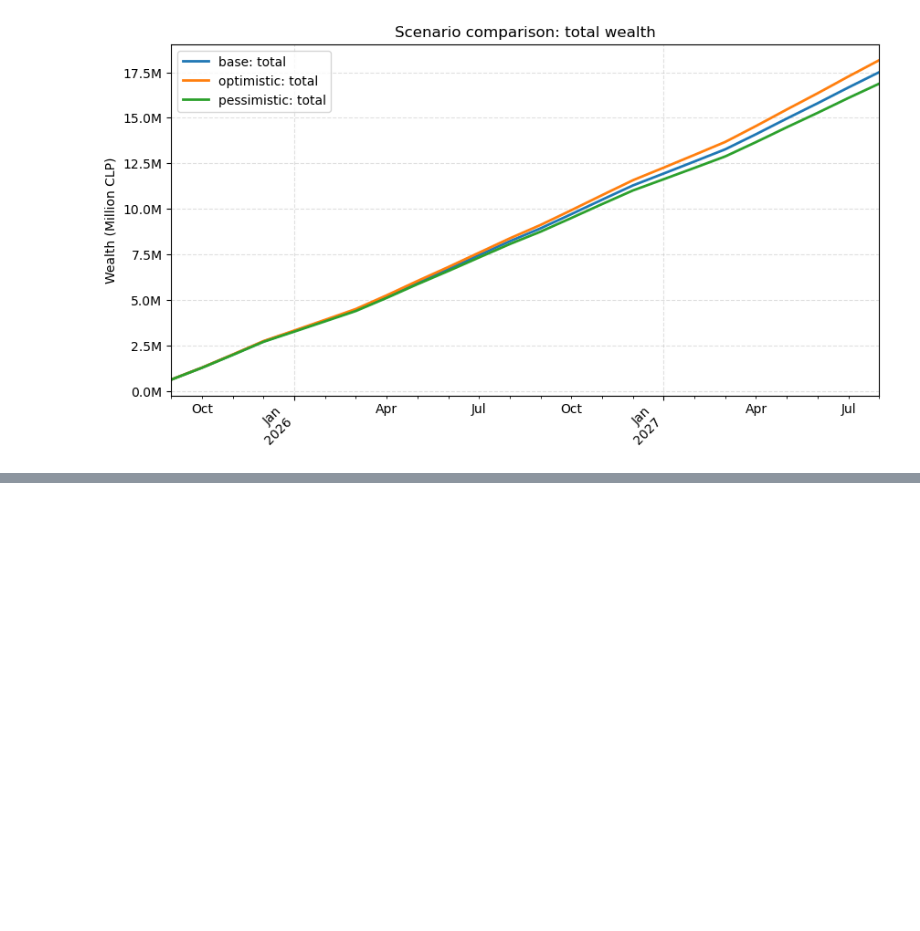
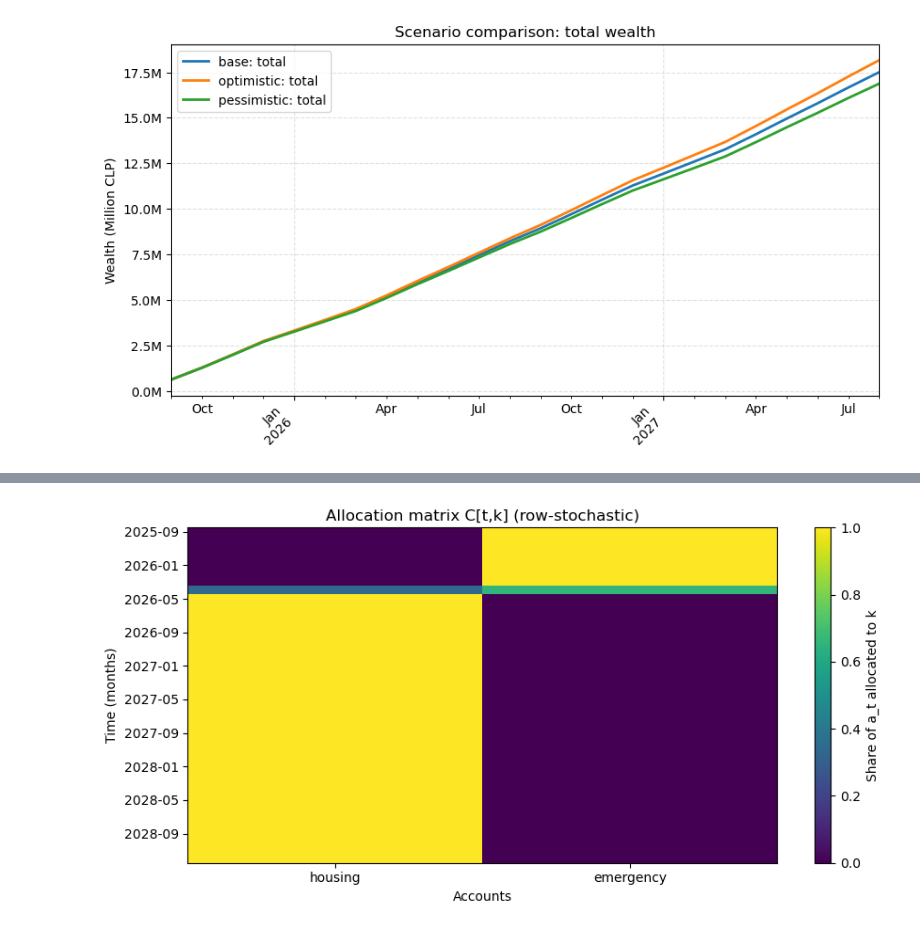
Before and after one commit to mfourier/fin-opt, a Jupyter notebook: notebooks/simulation.ipynb, the cells around one changed output, grey strips where cells are left out. Cells and saved outputs as stored; diff of their text form; code cells hidden in the pictures; blank space fills up the shorter version.

```diff
--- a/notebooks/simulation.ipynb
+++ b/notebooks/simulation.ipynb
@@ -173,0 +339,22 @@ plot_scenarios({"base": res_base, "optimistic": res_opt, "pessimistic": res_pes}
+# %%
+fig, ax = plt.subplots(figsize=(9, 4.5))
+im = ax.imshow(C_df.values, aspect="auto", origin="upper")
+ax.set_title("Allocation matrix C[t,k] (row-stochastic)")
+ax.set_xlabel("Accounts")
+ax.set_ylabel("Time (months)")
+
+ax.set_xticks(range(len(accounts)))
+ax.set_xticklabels(accounts, rotation=0)
+# ticks de tiempo cada ~max(T/10,1) pasos
+T = len(C_df)
+step = max(T // 10, 1)
+ax.set_yticks(range(0, T, step))
+ax.set_yticklabels([idx[i].strftime("%Y-%m") for i in range(0, T, step)])
+
+cbar = plt.colorbar(im, ax=ax)
+cbar.set_label("Share of a_t allocated to k")
+
+plt.tight_layout()
+plt.show()
+# %% [output]
+[figure, added]
```
Also changed, not shown: parts of 13 cells of this notebook, 4 other files.
